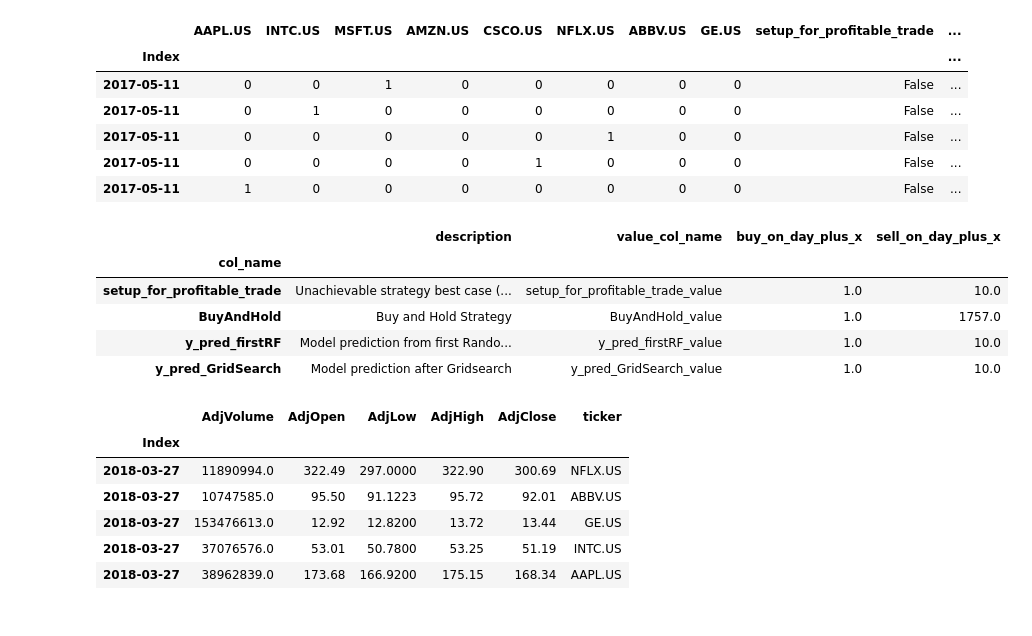
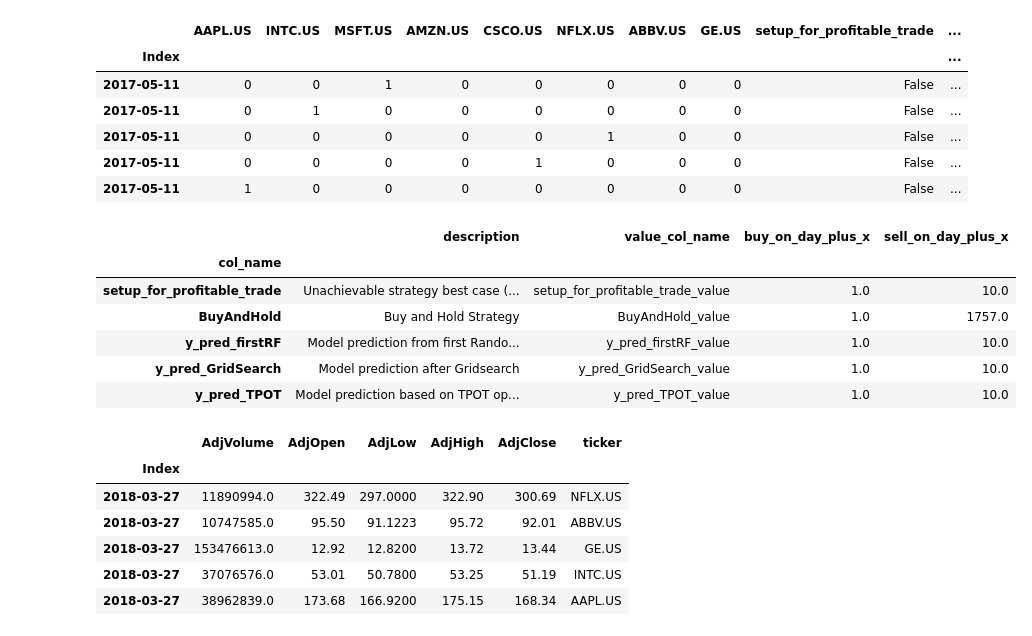
Before and after one commit to Lindstaedt/Stock-recommendation-with-ML, a Jupyter notebook: notebooks/04.01-fl-model_performance_comparisons--backtesting.ipynb, the cells around one changed output. Cells and saved outputs as stored; diff of their text form; code cells hidden in the pictures.

```diff
--- a/notebooks/04.01-fl-model_performance_comparisons--backtesting.ipynb
+++ b/notebooks/04.01-fl-model_performance_comparisons--backtesting.ipynb
@@ -24,6 +23,7 @@ X_train.shape, X_test.shape, y_train.shape, y_test.shape
 # load the model predictions:
 y_pred_firstRF = pickle.load(open('../data/model_predictions/y_pred_firstRF.pkl', 'rb'))
 y_pred_GridSearch = pickle.load(open('../data/model_predictions/y_pred_GridSearch.pkl', 'rb'))
+y_pred_TPOT = pickle.load(open('../data/model_predictions/y_pred_TPOT.pkl', 'rb'))
 # %%
 # load the ticker list:
 symbols = fastparquet.ParquetFile('../data/processed/symbols.parq').to_pandas().index.tolist()
@@ -40,6 +40,9 @@ df_backtest['y_pred_firstRF'] = y_pred_firstRF
 # add result from ML predictions
 df_backtest['y_pred_GridSearch'] = y_pred_GridSearch
 
+# add result from ML predictions
+df_backtest['y_pred_TPOT'] = y_pred_TPOT
+
 # the BuyAndHold strategy can be replicated by setting the buy to True and then having a holding period as long as the backtest time period
 df_backtest['BuyAndHold'] = True
 df_backtest.head()
@@ -56,33 +59,39 @@ df_backtest.head()
 backtest_col_meta = pd.DataFrame(columns=['description', 'value_col_name'])
 
 backtest_col_meta.loc['setup_for_profitable_trade', 'description'] = 'Unachievable strategy best case (back-tested with hindsight)'
 backtest_col_meta.loc['setup_for_profitable_trade', 'buy_on_day_plus_x'] = 1
 backtest_col_meta.loc['setup_for_profitable_trade', 'sell_on_day_plus_x'] = 10
 
 backtest_col_meta.loc['BuyAndHold', 'description'] = 'Buy and Hold Strategy'
 backtest_col_meta.loc['BuyAndHold', 'buy_on_day_plus_x'] = 1
 backtest_col_meta.loc['BuyAndHold', 'sell_on_day_plus_x'] = df_backtest.shape[0]+1 # setting the holding period to the whole backtest duration
 
 backtest_col_meta.index.rename('col_name', inplace=True)
 backtest_col_meta.loc['y_pred_firstRF', 'description'] = 'Model prediction from first RandomForest'
 backtest_col_meta.loc['y_pred_firstRF', 'buy_on_day_plus_x'] = 1
 backtest_col_meta.loc['y_pred_firstRF', 'sell_on_day_plus_x'] = 10
 
 backtest_col_meta.index.rename('col_name', inplace=True)
 backtest_col_meta.loc['y_pred_GridSearch', 'description'] = 'Model prediction after Gridsearch'
 backtest_col_meta.loc['y_pred_GridSearch', 'buy_on_day_plus_x'] = 1
 backtest_col_meta.loc['y_pred_GridSearch', 'sell_on_day_plus_x'] = 10
 
+backtest_col_meta.index.rename('col_name', inplace=True)
+backtest_col_meta.loc['y_pred_TPOT', 'description'] = 'Model prediction based on TPOT optimization'
+backtest_col_meta.loc['y_pred_TPOT', 'buy_on_day_plus_x'] = 1
+backtest_col_meta.loc['y_pred_TPOT', 'sell_on_day_plus_x'] = 10
+
 backtest_col_meta['value_col_name'] = backtest_col_meta.index.values + '_value' # these are created later when running the backtest calculation
 
 backtest_col_meta
 # %% [output]
 |  | description | value_col_name | buy_on_day_plus_x | sell_on_day_plus_x |
 | col_name |  |  |  |  |
 | setup_for_profitable_trade | Unachievable strategy best case (... | setup_for_profitable_trade_value | 1.0 | 10.0 |
 | BuyAndHold | Buy and Hold Strategy | BuyAndHold_value | 1.0 | 1757.0 |
 | y_pred_firstRF | Model prediction from first Rando... | y_pred_firstRF_value | 1.0 | 10.0 |
 | y_pred_GridSearch | Model prediction after Gridsearch | y_pred_GridSearch_value | 1.0 | 10.0 |
+| y_pred_TPOT | Model prediction based on TPOT op... | y_pred_TPOT_value | 1.0 | 10.0 |
 # %%
 # load the df_downloaded_all_ticker dataframe from feature engineering step:
 df_downloaded_all_tickers = fastparquet.ParquetFile('../data/processed/df_downloaded_all_tickers.parq').to_pandas()
```
Also changed, not shown: parts of 5 cells of this notebook.
